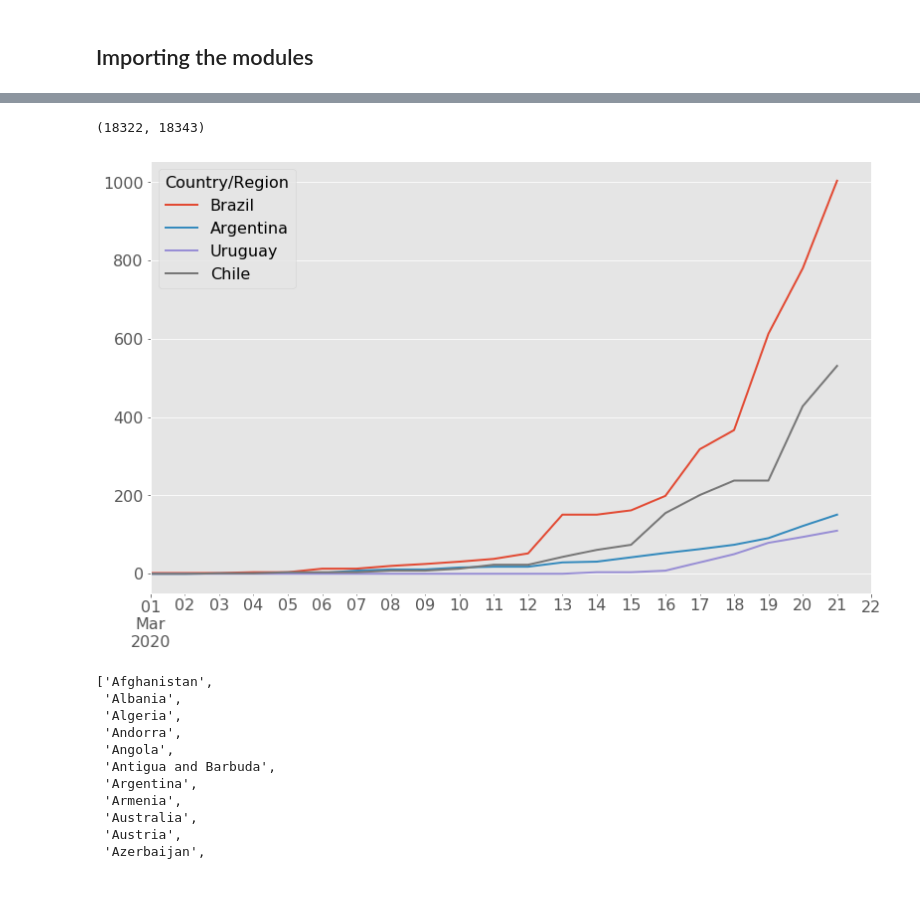
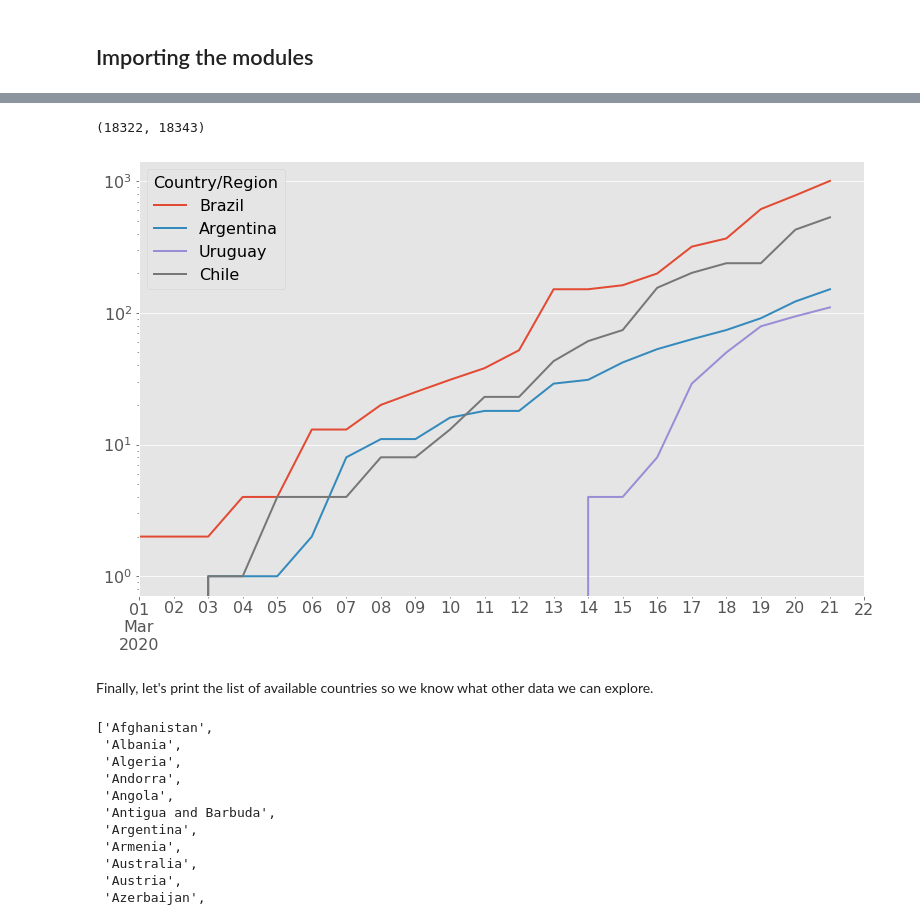
Before and after one commit to aquilesC/Covid-19-Jupyter-Notebook, a Jupyter notebook: Covid_Time_Series.ipynb, the cells around one changed output, grey strips where cells are left out. Drawn from its saved outputs; the diff is of its cells as text; code cells hidden in the pictures; blank space fills up the shorter version.

```diff
--- a/Covid_Time_Series.ipynb
+++ b/Covid_Time_Series.ipynb
@@ -48,5 +57,3 @@ def read_data_file(filename):
 confirmed_data = read_data_file(confirmed_file)
 deaths_data = read_data_file(deaths_file)
 recovered_data = read_data_file(recovered_file)
-recovered_data = read_data_file(recovered_file)
-sick_data = confirmed_data - deaths_data - recovered_data
@@ -64,12 +94,13 @@ ax.set_yscale('log')
 # %%
 countries = ['Brazil', 'Argentina', 'Uruguay', 'Chile', ]
-total = confirmed_data[countries]-recovered_data[countries]-deaths_data[countries]
-ax = total.plot()
+ax = sick_data[countries].plot(logy=True)
 # ax.set_yscale('log')
 ax.set_xlim('2020/03/01', '2020/03/22')
 # %% [output]
 (18322, 18343)
-[figure, old version]
+[figure, new version]
+# %% [markdown]
+Finally, let's print the list of available countries so we know what other data we can explore.
 # %%
 list(confirmed_data)
 # %% [output]
```
Also changed, not shown: parts of 14 cells of this notebook.
